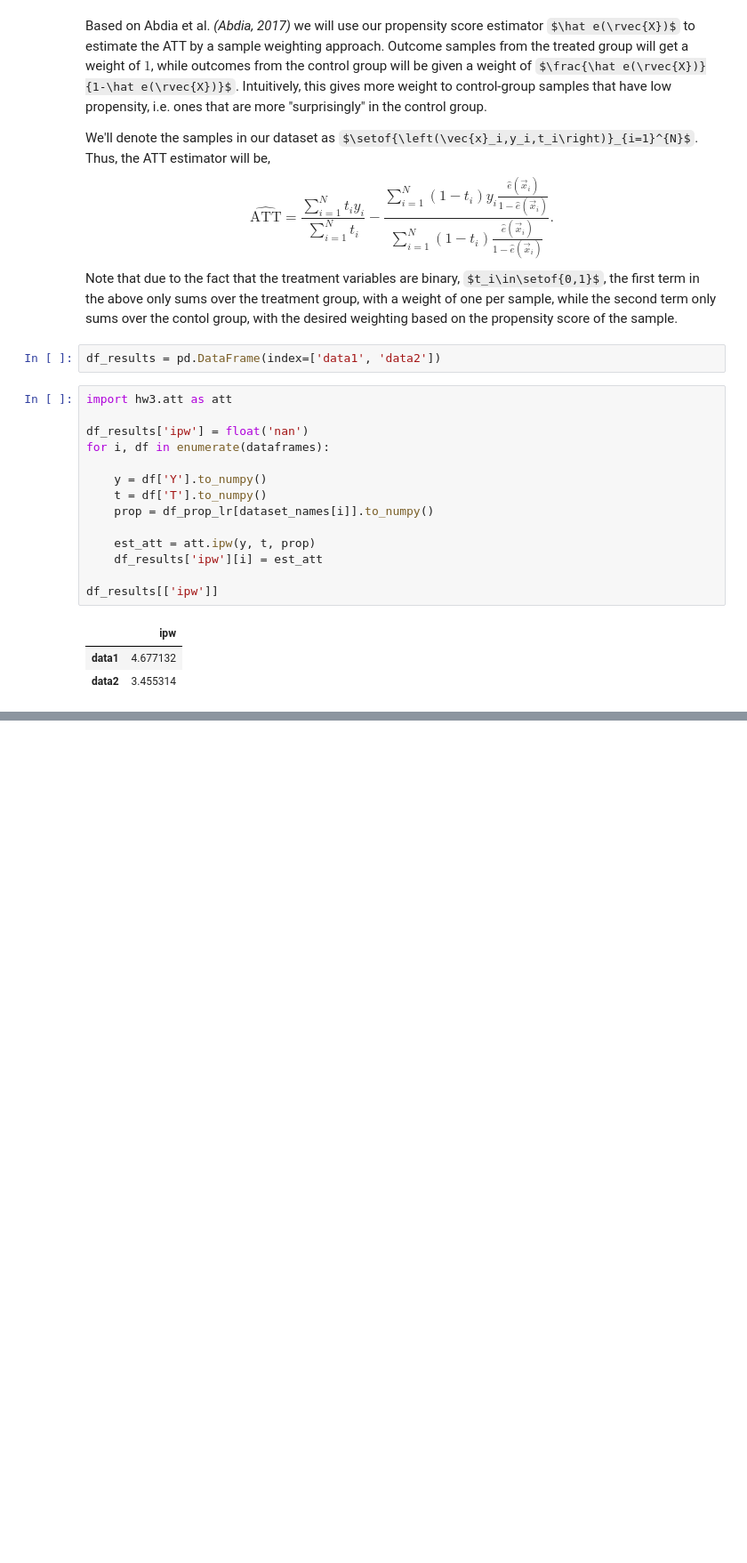
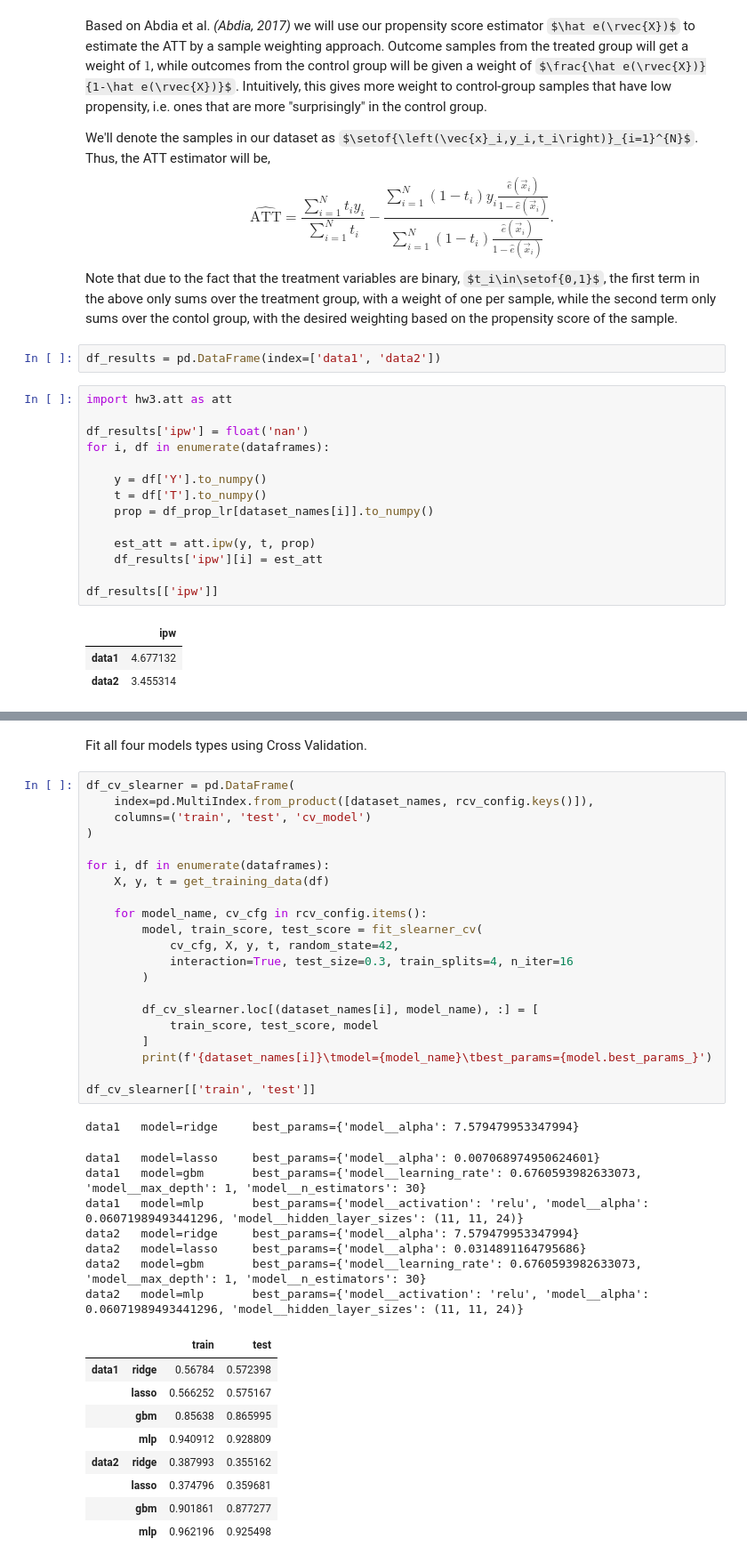
Before and after one commit to avivrosenberg/causal-inference-hw, a Jupyter notebook: hw3/hw3.ipynb, the cells around one changed output, grey strips where cells are left out. Shown: that part at 89% size. Drawn from its saved outputs; the diff is of its cells as text; some formulas as TeX source; blank space fills up the shorter version.

```diff
--- a/hw3/hw3.ipynb
+++ b/hw3/hw3.ipynb
@@ -297,0 +333,41 @@ df_results[['ipw']]
+# %% [markdown]
+Fit all four models types using Cross Validation.
+# %%
+df_cv_slearner = pd.DataFrame(
+    index=pd.MultiIndex.from_product([dataset_names, rcv_config.keys()]),
+    columns=('train', 'test', 'cv_model')
+)
+
+for i, df in enumerate(dataframes):
+    X, y, t = get_training_data(df)
+
+    for model_name, cv_cfg in rcv_config.items():
+        model, train_score, test_score = fit_slearner_cv(
+            cv_cfg, X, y, t, random_state=42,
+            interaction=True, test_size=0.3, train_splits=4, n_iter=16
+        )
+
+        df_cv_slearner.loc[(dataset_names[i], model_name), :] = [
+            train_score, test_score, model
+        ]
+        print(f'{dataset_names[i]}\tmodel={model_name}\tbest_params={model.best_params_}')
+
+df_cv_slearner[['train', 'test']]
+# %% [output]
+data1   model=ridge     best_params={'model__alpha': 7.579479953347994}
+data1   model=lasso     best_params={'model__alpha': 0.007068974950624601}
+data1   model=gbm       best_params={'model__learning_rate': 0.6760593982633073, 'model__max_depth': 1, 'model__n_estimators': 30}
+data1   model=mlp       best_params={'model__activation': 'relu', 'model__alpha': 0.06071989493441296, 'model__hidden_layer_sizes': (11, 11, 24)}
+data2   model=ridge     best_params={'model__alpha': 7.579479953347994}
+data2   model=lasso     best_params={'model__alpha': 0.0314891164795686}
+data2   model=gbm       best_params={'model__learning_rate': 0.6760593982633073, 'model__max_depth': 1, 'model__n_estimators': 30}
+data2   model=mlp       best_params={'model__activation': 'relu', 'model__alpha': 0.06071989493441296, 'model__hidden_layer_sizes': (11, 11, 24)}
+|  |  | train | test |
+| data1 | ridge | 0.56784 | 0.572398 |
+|  | lasso | 0.566252 | 0.575167 |
+|  | gbm | 0.85638 | 0.865995 |
+|  | mlp | 0.940912 | 0.928809 |
+| data2 | ridge | 0.387993 | 0.355162 |
+|  | lasso | 0.374796 | 0.359681 |
+|  | gbm | 0.901861 | 0.877277 |
+|  | mlp | 0.962196 | 0.925498 |
```
Also changed, not shown: parts of 5 cells of this notebook, 3 other files.
